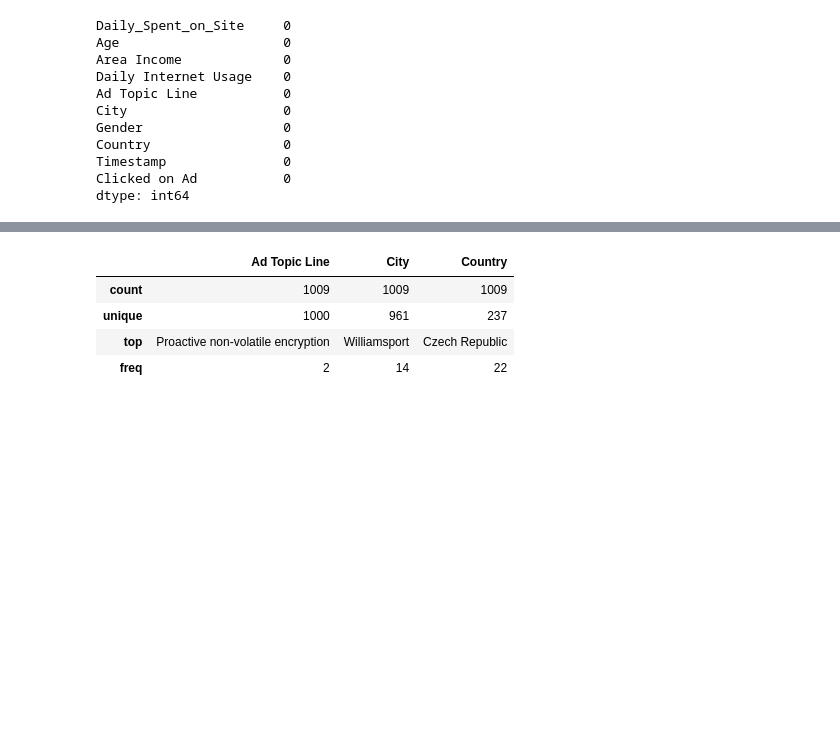
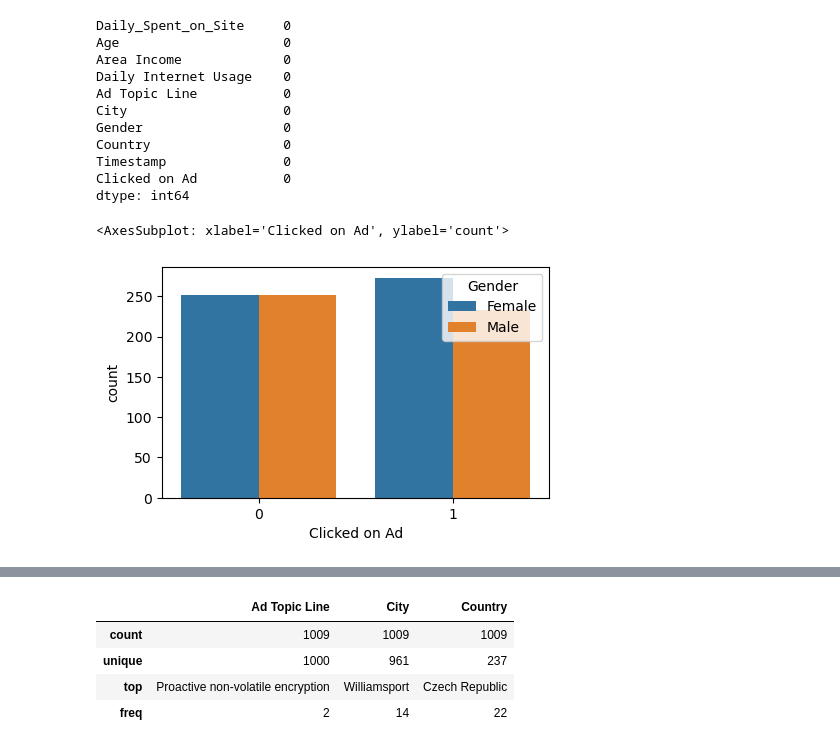
Before and after one commit to RemiHurstel/projet-effective-targeting-of-advertisment, a Jupyter notebook: data_encoded.ipynb, the cells around one changed output, grey strips where cells are left out. Drawn from its saved outputs; the diff is of its cells as text; code cells hidden in the pictures; blank space fills up the shorter version.

```diff
--- a/data_encoded.ipynb
+++ b/data_encoded.ipynb
@@ -75,6 +100,14 @@ Country                 0
 Timestamp               0
 Clicked on Ad           0
 dtype: int64
+# %%
+## analysing how many clicks based on gender
+plt.figure(figsize=(5,3))
+sns.countplot(x='Clicked on Ad',data=data,hue='Gender')
+## Female clicks on ads slightly more than males
+# %% [output]
+<AxesSubplot: xlabel='Clicked on Ad', ylabel='count'>
+[figure, added]
 # %%
 sns.heatmap(data.corr())
 # %% [output]
```
Also changed, not shown: parts of 26 cells of this notebook, 1 other file.
